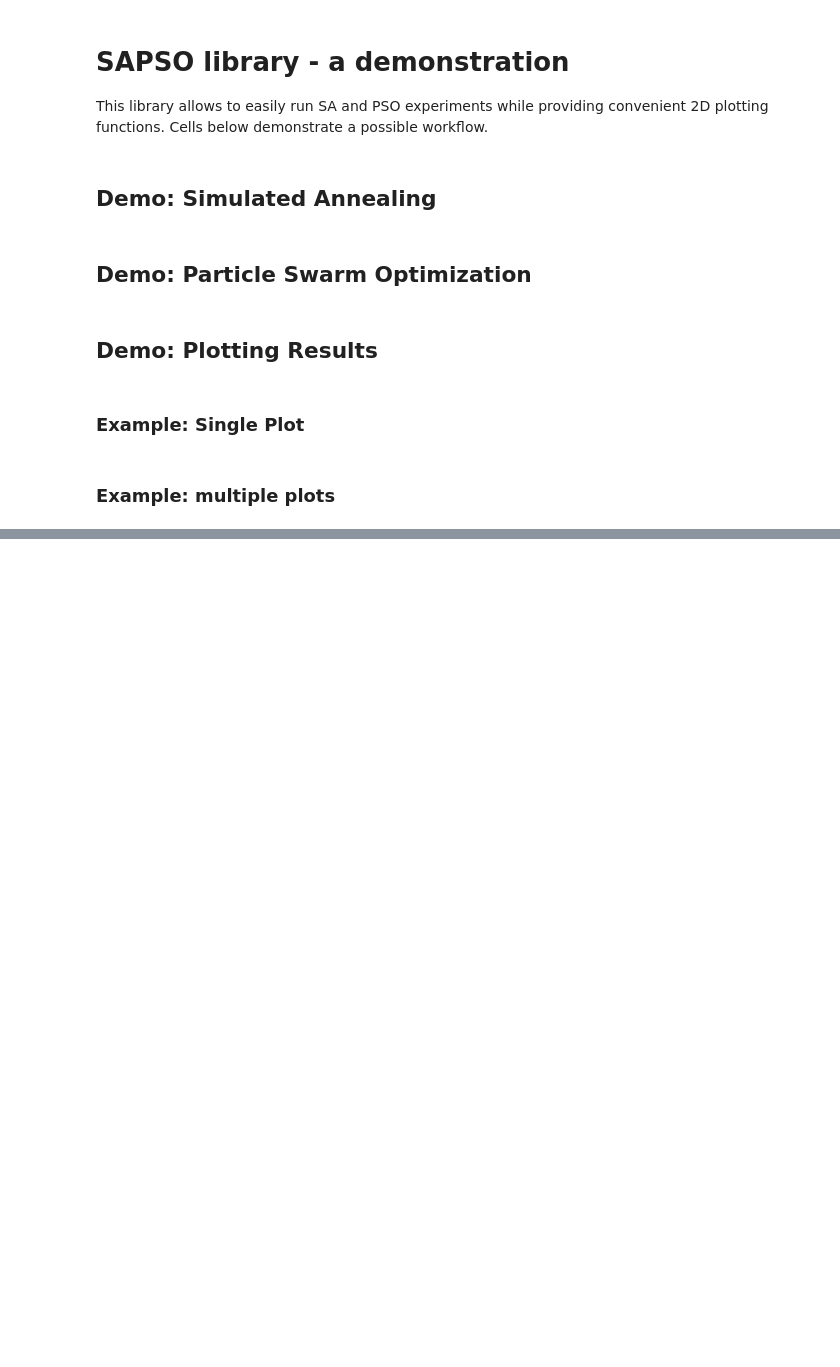
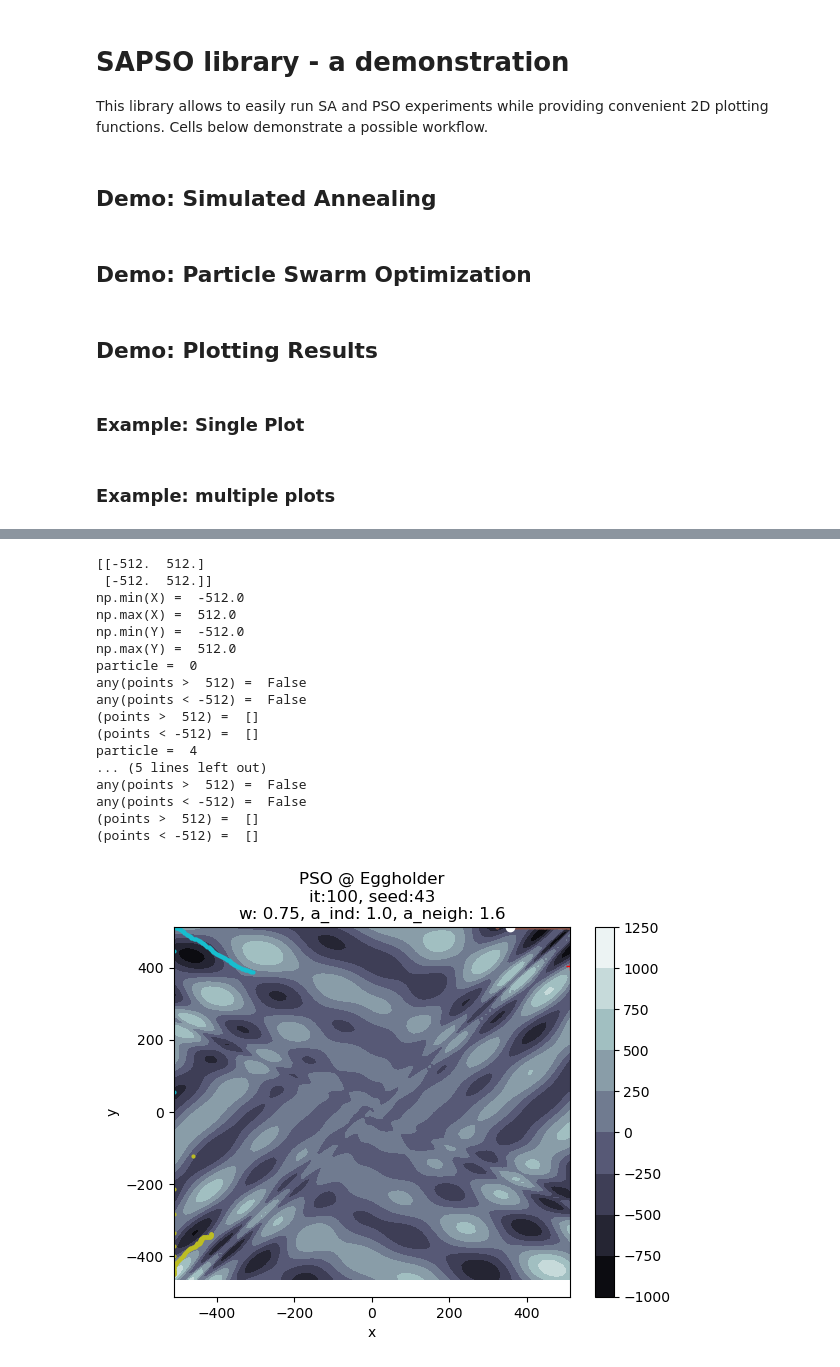
Before and after one commit to thmeier/sapso, a Jupyter notebook: demo_sapso.ipynb, the cells around one changed output, grey strips where cells are left out. Cells and saved outputs as stored; diff of their text form; code cells hidden in the pictures; blank space fills up the shorter version.

Commit message:
demonstrate / visualize more

```diff
--- a/demo_sapso.ipynb
+++ b/demo_sapso.ipynb
@@ -134,0 +135,23 @@ sapso.plot.comparison_plot(test_funcs, methods, kwargs_method, kwargs_plot)
+# %%
+# select 2D test function
+tfunc_pso = Eggholder()
+
+# default params
+kwargs_pso = {
+    'iterations'  : 100,
+    'seed'        : 43,
+    'n_particles' : 10,
+    'w'           : 0.75,  # inertia weight, in [0,1)
+    'a_ind'       : 1.0,   # attraction individual best, typically in [1,3]
+    'a_neigh'     : 1.6,   # attraction neighbour best, typically in [1,3]
+    'goal'        : 'min'  # 'min'/'max' for minimization/maximization
+}
+
+# instantiate PSO manager class
+PSO = ParticleSwarmOptimization(tfunc_pso.objective, tfunc_pso.area, **kwargs_pso)
+
+# optimize by simulated annealing
+history_pso = PSO.optimize()
+
+# quickly print most important results
+sapso.utils.print_results(history_pso, tfunc_pso)
@@ -134,0 +166,22 @@ sapso.plot.comparison_plot(test_funcs, methods, kwargs_method, kwargs_plot)
+# %%
+# plot results
+contour_plot(history_pso, tfunc_pso, title='')
+# %% [output]
+[[-512.  512.]
+ [-512.  512.]]
+np.min(X) =  -512.0
+np.max(X) =  512.0
+np.min(Y) =  -512.0
+np.max(Y) =  512.0
+particle =  0
+any(points >  512) =  False
+any(points < -512) =  False
+(points >  512) =  []
+(points < -512) =  []
+particle =  4
+... (5 lines left out)
+any(points >  512) =  False
+any(points < -512) =  False
+(points >  512) =  []
+(points < -512) =  []
+[figure, added]
```
Also changed, not shown: parts of 3 cells of this notebook.
